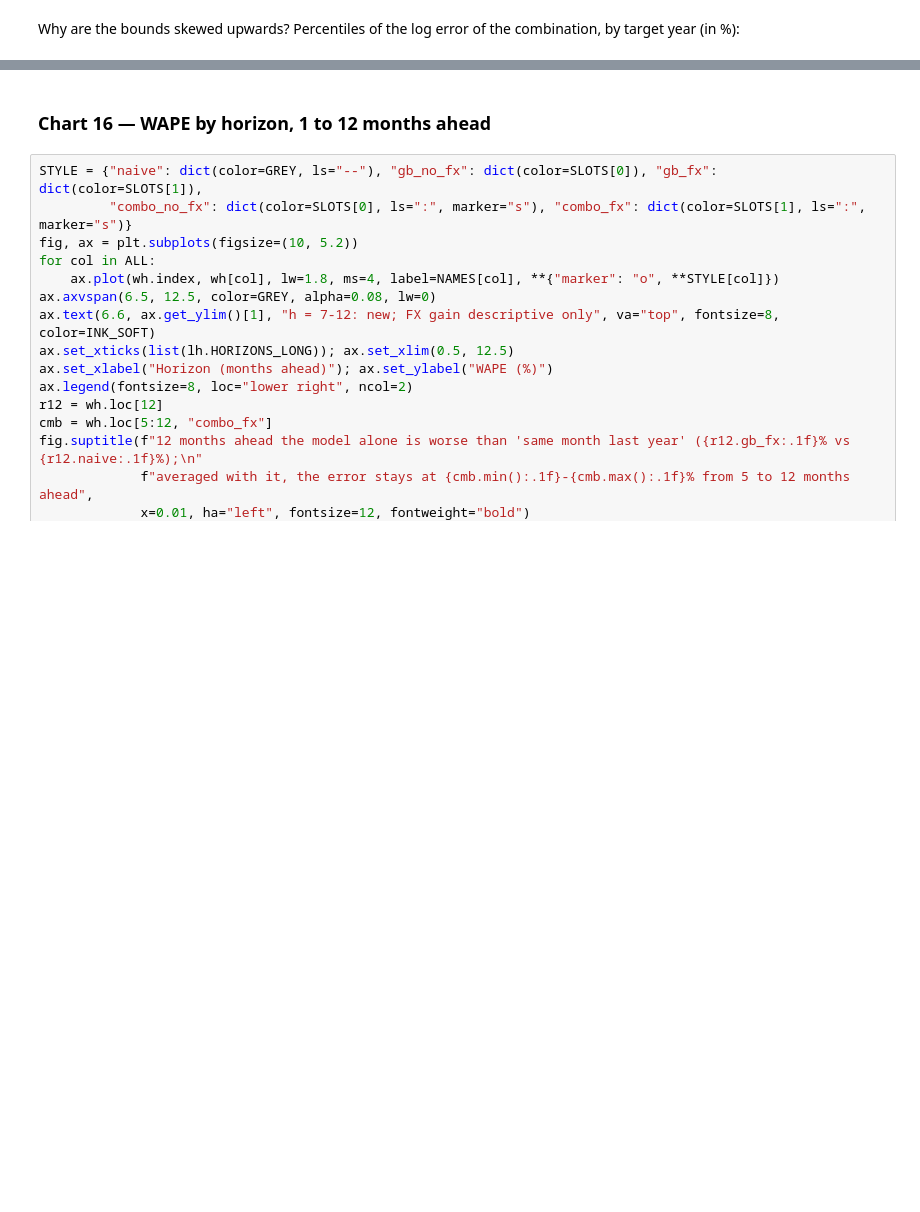
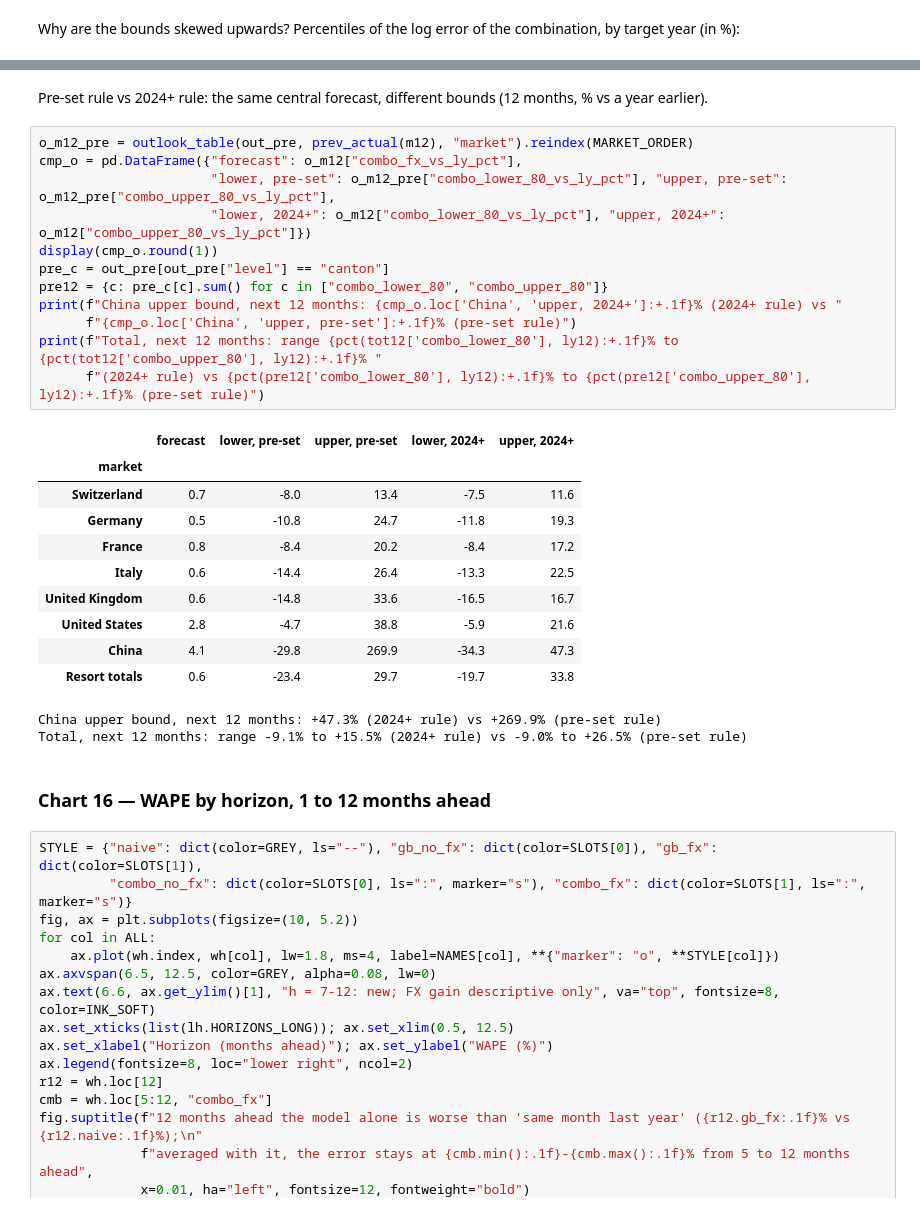
Before and after one commit to Pauulinooo/swiss-tourism-fx, a Jupyter notebook: notebooks/05_long_horizon.ipynb, the cells around one changed output, grey strips where cells are left out. Drawn from its saved outputs; the diff is of its cells as text; blank space fills up the shorter version.

```diff
--- a/notebooks/05_long_horizon.ipynb
+++ b/notebooks/05_long_horizon.ipynb
@@ -351,3 +399,30 @@ Winter 2026/27: 8.4 m nights (+1.0% vs Dec 2025 - Mar 2026; 80% interval -9.2% t
+# %% [markdown]
+Pre-set rule vs 2024+ rule: the same central forecast, different bounds (12 months, % vs a year earlier).
+# %%
+o_m12_pre = outlook_table(out_pre, prev_actual(m12), "market").reindex(MARKET_ORDER)
+cmp_o = pd.DataFrame({"forecast": o_m12["combo_fx_vs_ly_pct"],
+                      "lower, pre-set": o_m12_pre["combo_lower_80_vs_ly_pct"], "upper, pre-set": o_m12_pre["combo_upper_80_vs_ly_pct"],
+                      "lower, 2024+": o_m12["combo_lower_80_vs_ly_pct"], "upper, 2024+": o_m12["combo_upper_80_vs_ly_pct"]})
+display(cmp_o.round(1))
+pre_c = out_pre[out_pre["level"] == "canton"]
+pre12 = {c: pre_c[c].sum() for c in ["combo_lower_80", "combo_upper_80"]}
+print(f"China upper bound, next 12 months: {cmp_o.loc['China', 'upper, 2024+']:+.1f}% (2024+ rule) vs "
+      f"{cmp_o.loc['China', 'upper, pre-set']:+.1f}% (pre-set rule)")
+print(f"Total, next 12 months: range {pct(tot12['combo_lower_80'], ly12):+.1f}% to {pct(tot12['combo_upper_80'], ly12):+.1f}% "
+      f"(2024+ rule) vs {pct(pre12['combo_lower_80'], ly12):+.1f}% to {pct(pre12['combo_upper_80'], ly12):+.1f}% (pre-set rule)")
+# %% [output]
+|  | forecast | lower, pre-set | upper, pre-set | lower, 2024+ | upper, 2024+ |
+| market |  |  |  |  |  |
+| Switzerland | 0.7 | -8.0 | 13.4 | -7.5 | 11.6 |
+| Germany | 0.5 | -10.8 | 24.7 | -11.8 | 19.3 |
+| France | 0.8 | -8.4 | 20.2 | -8.4 | 17.2 |
+| Italy | 0.6 | -14.4 | 26.4 | -13.3 | 22.5 |
+| United Kingdom | 0.6 | -14.8 | 33.6 | -16.5 | 16.7 |
+| United States | 2.8 | -4.7 | 38.8 | -5.9 | 21.6 |
+| China | 4.1 | -29.8 | 269.9 | -34.3 | 47.3 |
+| Resort totals | 0.6 | -23.4 | 29.7 | -19.7 | 33.8 |
+China upper bound, next 12 months: +47.3% (2024+ rule) vs +269.9% (pre-set rule)
+Total, next 12 months: range -9.1% to +15.5% (2024+ rule) vs -9.0% to +26.5% (pre-set rule)
 # %% [markdown]
 ### Chart 16 — WAPE by horizon, 1 to 12 months ahead
 # %%
```
Also changed, not shown: parts of 15 cells of this notebook, 2 other files.
